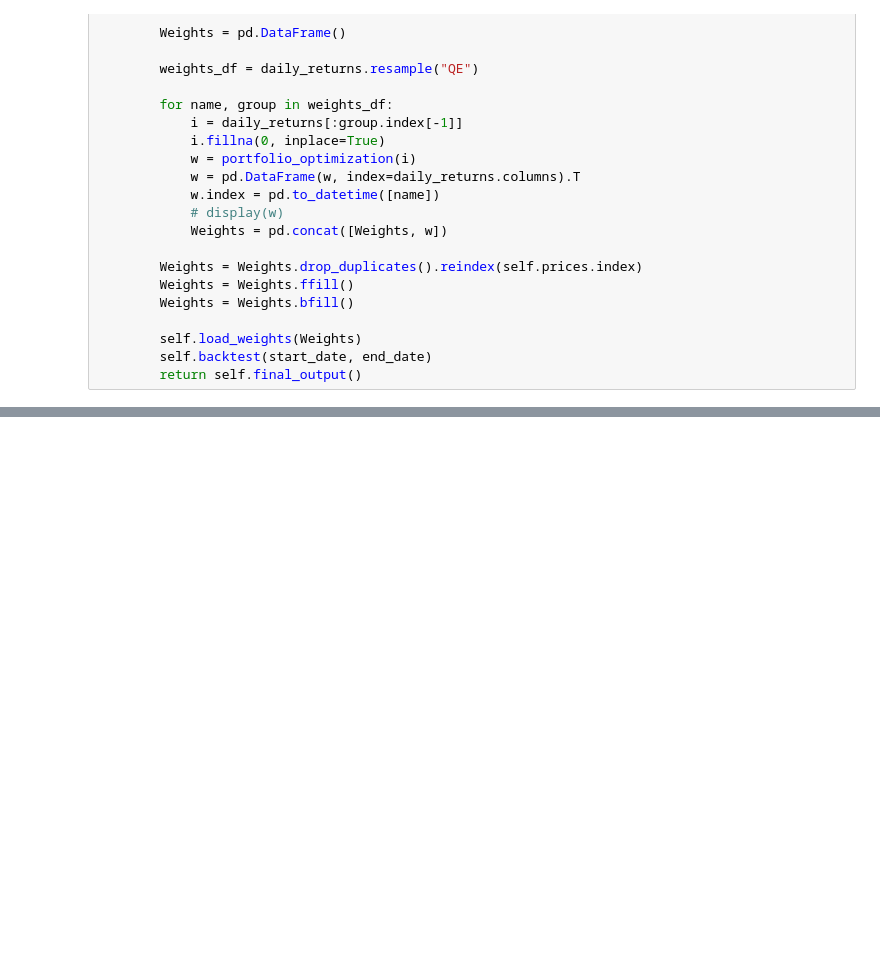
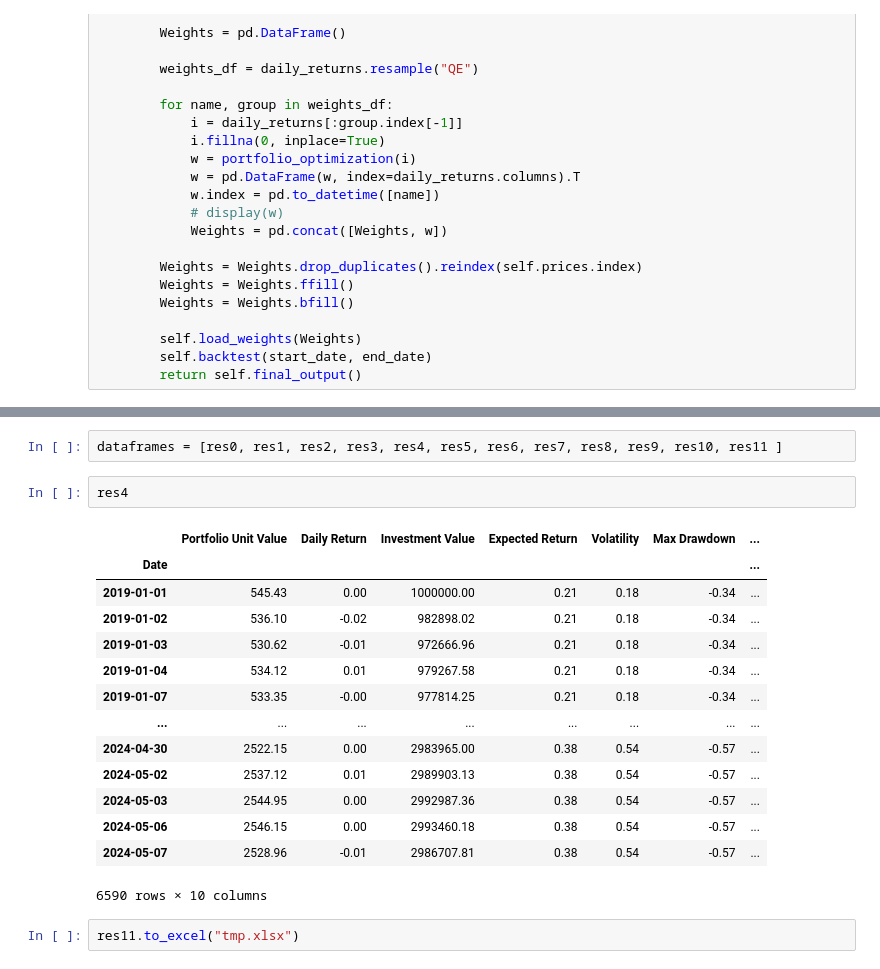
Before and after one commit to Divyanshu-info/Portfolio-Optimization-Comparision, a Jupyter notebook: sample_notebook.ipynb, the cells around one changed output, grey strips where cells are left out. Saved outputs shown, nothing was run; the diff lists cells and outputs as text; blank space fills up the shorter version.

```diff
--- a/sample_notebook.ipynb
+++ b/sample_notebook.ipynb
@@ -873,0 +887,21 @@ res11.to_pickle("DLSTM")
+# %%
+dataframes = [res0, res1, res2, res3, res4, res5, res6, res7, res8, res9, res10, res11 ]
+# %%
+res4
+# %% [output]
+|  | Portfolio Unit Value | Daily Return | Investment Value | Expected Return | Volatility | Max Drawdown | ... |
+| Date |  |  |  |  |  |  | ... |
+| 2019-01-01 | 545.43 | 0.00 | 1000000.00 | 0.21 | 0.18 | -0.34 | ... |
+| 2019-01-02 | 536.10 | -0.02 | 982898.02 | 0.21 | 0.18 | -0.34 | ... |
+| 2019-01-03 | 530.62 | -0.01 | 972666.96 | 0.21 | 0.18 | -0.34 | ... |
+| 2019-01-04 | 534.12 | 0.01 | 979267.58 | 0.21 | 0.18 | -0.34 | ... |
+| 2019-01-07 | 533.35 | -0.00 | 977814.25 | 0.21 | 0.18 | -0.34 | ... |
+| ... | ... | ... | ... | ... | ... | ... | ... |
+| 2024-04-30 | 2522.15 | 0.00 | 2983965.00 | 0.38 | 0.54 | -0.57 | ... |
+| 2024-05-02 | 2537.12 | 0.01 | 2989903.13 | 0.38 | 0.54 | -0.57 | ... |
+| 2024-05-03 | 2544.95 | 0.00 | 2992987.36 | 0.38 | 0.54 | -0.57 | ... |
+| 2024-05-06 | 2546.15 | 0.00 | 2993460.18 | 0.38 | 0.54 | -0.57 | ... |
+| 2024-05-07 | 2528.96 | -0.01 | 2986707.81 | 0.38 | 0.54 | -0.57 | ... |
+6590 rows × 10 columns
+# %%
+res11.to_excel("tmp.xlsx")
```
Also changed, not shown: parts of 7 cells of this notebook, 16 other files.
